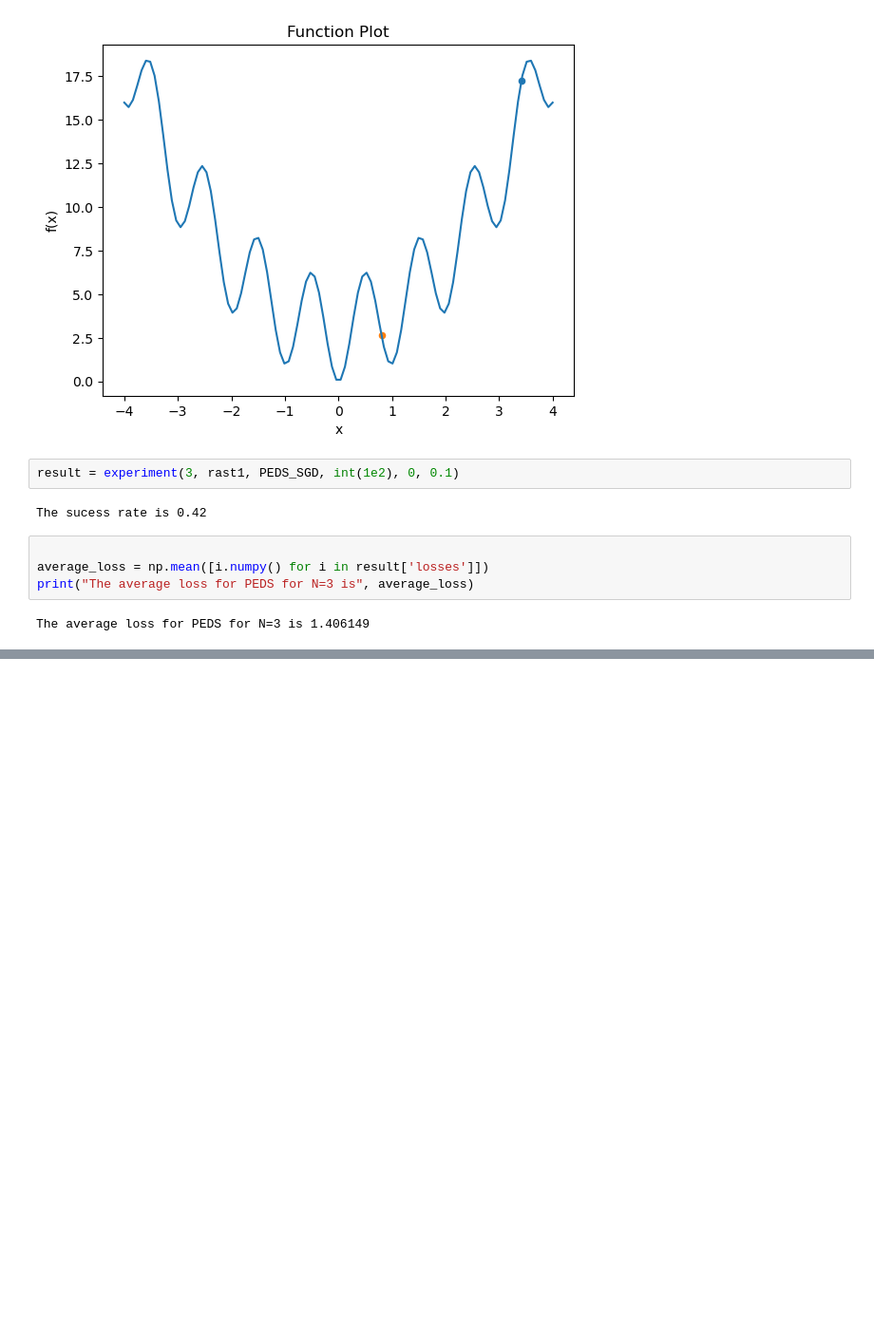
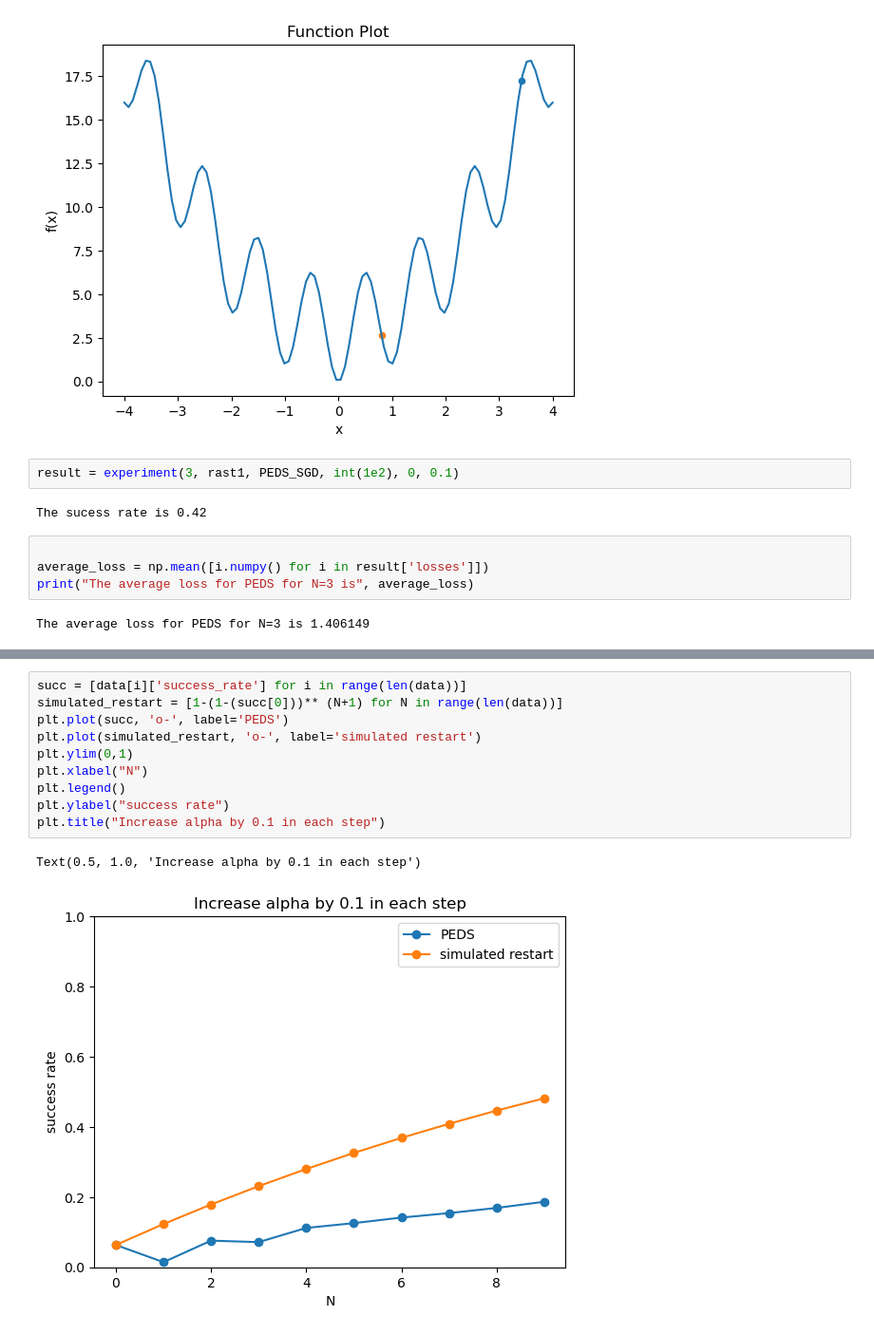
Before and after one commit to charliezchen/SA-PEDS, a Jupyter notebook: optimize_peds.ipynb, the cells around one changed output, grey strips where cells are left out. Shown at 95% size. Drawn from its saved outputs; the diff is of its cells as text; blank space fills up the shorter version.

```diff
--- a/optimize_peds.ipynb
+++ b/optimize_peds.ipynb
@@ -251,0 +317,13 @@ The average loss for PEDS for N=3 is 1.406149
+# %%
+succ = [data[i]['success_rate'] for i in range(len(data))]
+simulated_restart = [1-(1-(succ[0]))** (N+1) for N in range(len(data))]
+plt.plot(succ, 'o-', label='PEDS')
+plt.plot(simulated_restart, 'o-', label='simulated restart')
+plt.ylim(0,1)
+plt.xlabel("N")
+plt.legend()
+plt.ylabel("success rate")
+plt.title("Increase alpha by 0.1 in each step")
+# %% [output]
+Text(0.5, 1.0, 'Increase alpha by 0.1 in each step')
+[figure, added]
```
Also changed, not shown: parts of 7 cells of this notebook, 4 other files.
